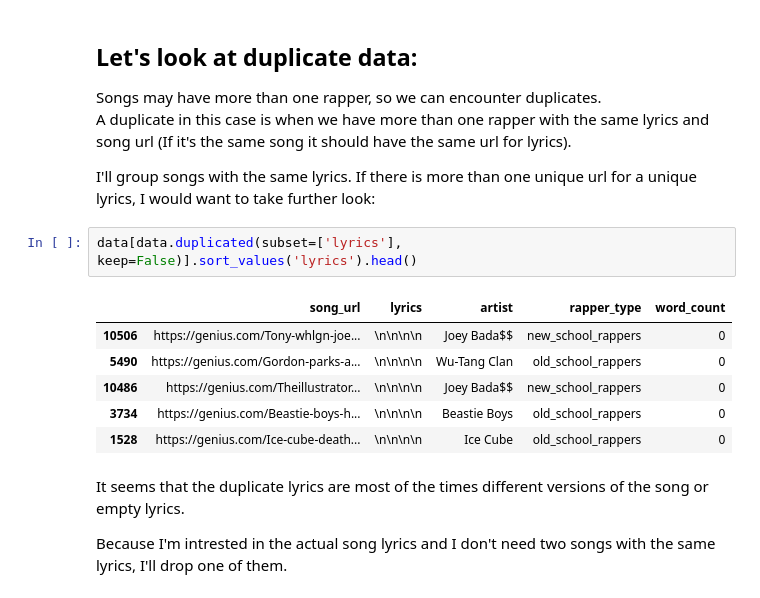
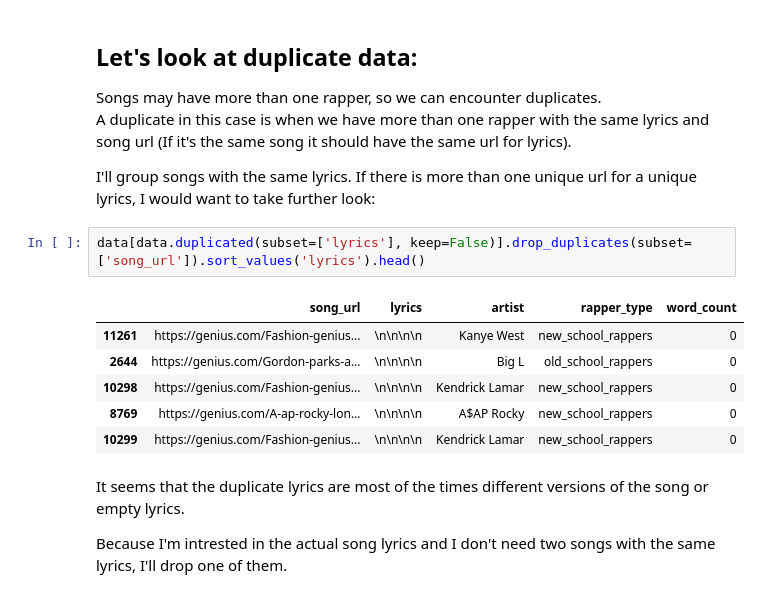
Before and after one commit to arielszabo/Old_n_New_School_Rap, a Jupyter notebook: Old_VS_New.ipynb, the cells around one changed output. Saved outputs shown, nothing was run; the diff lists cells and outputs as text.

```diff
--- a/Old_VS_New.ipynb
+++ b/Old_VS_New.ipynb
@@ -197,14 +199,14 @@ A duplicate in this case is when we have more than one rapper with the same lyri
 
 I'll group songs with the same lyrics. If there is more than one unique url for a unique lyrics, I would want to take further look:
 # %%
-data[data.duplicated(subset=['lyrics'], keep=False)].sort_values('lyrics').head()
+data[data.duplicated(subset=['lyrics'], keep=False)].drop_duplicates(subset=['song_url']).sort_values('lyrics').head()
 # %% [output]
 |  | song_url | lyrics | artist | rapper_type | word_count |
-| 10506 | https://genius.com/Tony-whlgn-joe... | \n\n\n\n | Joey Bada$$ | new_school_rappers | 0 |
-| 5490 | https://genius.com/Gordon-parks-a... | \n\n\n\n | Wu-Tang Clan | old_school_rappers | 0 |
-| 10486 | https://genius.com/Theillustrator... | \n\n\n\n | Joey Bada$$ | new_school_rappers | 0 |
-| 3734 | https://genius.com/Beastie-boys-h... | \n\n\n\n | Beastie Boys | old_school_rappers | 0 |
-| 1528 | https://genius.com/Ice-cube-death... | \n\n\n\n | Ice Cube | old_school_rappers | 0 |
+| 11261 | https://genius.com/Fashion-genius... | \n\n\n\n | Kanye West | new_school_rappers | 0 |
+| 2644 | https://genius.com/Gordon-parks-a... | \n\n\n\n | Big L | old_school_rappers | 0 |
+| 10298 | https://genius.com/Fashion-genius... | \n\n\n\n | Kendrick Lamar | new_school_rappers | 0 |
+| 8769 | https://genius.com/A-ap-rocky-lon... | \n\n\n\n | A$AP Rocky | new_school_rappers | 0 |
+| 10299 | https://genius.com/Fashion-genius... | \n\n\n\n | Kendrick Lamar | new_school_rappers | 0 |
 # %% [markdown]
 It seems that the duplicate lyrics are most of the times different versions of the song or empty lyrics.
 
```
Also changed, not shown: parts of 25 cells of this notebook.
